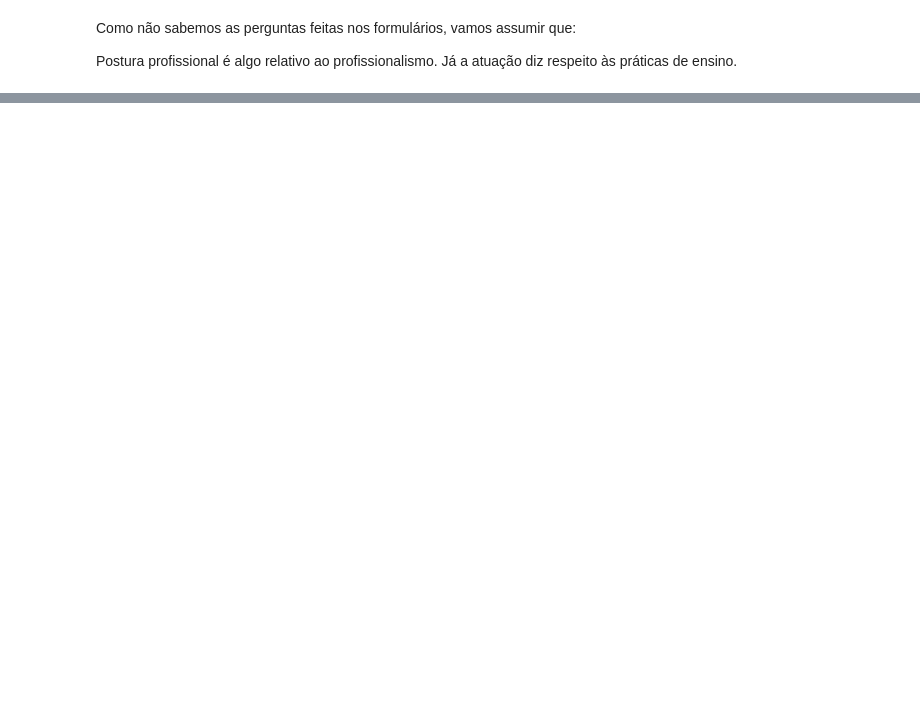
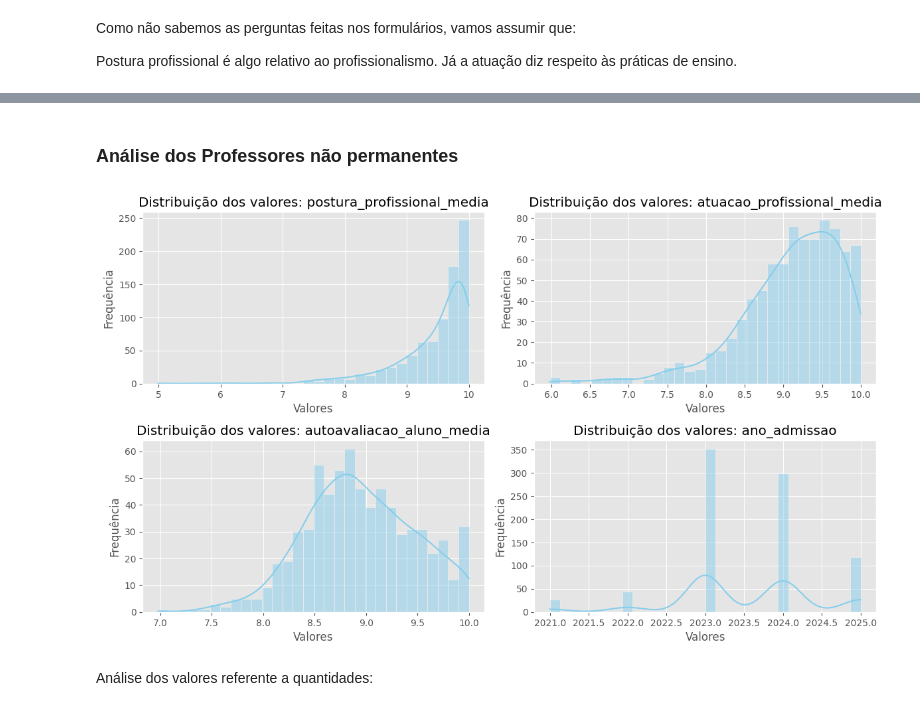
Before and after one commit to PETCC-UFRN/data-pet, a Jupyter notebook: eda_professores/eda_professores.ipynb, the cells around one changed output, grey strips where cells are left out. Cells and saved outputs as stored; diff of their text form; code cells hidden in the pictures; blank space fills up the shorter version.

Commit message:
Feita a análise comparando métricas de professores substitutos e permanentes e comparando professores com diferentes graus de formação

```diff
--- a/eda_professores/eda_professores.ipynb
+++ b/eda_professores/eda_professores.ipynb
@@ -146,0 +168,6 @@ Name: count, dtype: int64
+# %%
+tipos_permanentes = ['Ativo Permanente', "Cedido", "Exercicio provisorio"]
+tipos_nao_permanentes = ['Professor Substituto', 'Professor Visitante', 'Professor Temporario']
+
+df_professores_permanentes = df[df['vinculo'].isin(tipos_permanentes)]
+df_professores_nao_permanentes= df[df['vinculo'].isin(tipos_nao_permanentes)]
@@ -146,0 +178,16 @@ Name: count, dtype: int64
+# %%
+notas = ['postura_profissional_media', 'atuacao_profissional_media', 'autoavaliacao_aluno_media', 'ano_admissao', 'media_final_geral']
+fig, axes = plt.subplots(3, 2, figsize=(12, 10))
+axes = axes.flatten()
+
+for i, notas in enumerate(notas):
+    sns.histplot(df_professores_permanentes[notas], bins=30, kde=True, color='skyblue', ax=axes[i])
+    axes[i].set_title(f'Distribuição dos valores: {notas}')
+    axes[i].set_xlabel('Valores')
+    axes[i].set_ylabel('Frequência')
+
+# Remove o subplot extra (o 6º)
+fig.delaxes(axes[-1])
+
+plt.tight_layout()
+plt.show()
@@ -146,0 +256,23 @@ Name: count, dtype: int64
+# %% [markdown]
+### Análise dos Professores não permanentes
+# %%
+areas = ['postura_profissional_media', 'atuacao_profissional_media', 'autoavaliacao_aluno_media', 'ano_admissao', 'media_final_geral']
+fig, axes = plt.subplots(3, 2, figsize=(12, 10))
+axes = axes.flatten()
+
+for i, area in enumerate(areas):
+    sns.histplot(df_professores_nao_permanentes[area], bins=30, kde=True, color='skyblue', ax=axes[i])
+    axes[i].set_title(f'Distribuição dos valores: {area}')
+    axes[i].set_xlabel('Valores')
+    axes[i].set_ylabel('Frequência')
+
+# Remove o subplot extra (o 6º)
+fig.delaxes(axes[-1])
+fig.delaxes(axes[-2])
+
+plt.tight_layout()
+plt.show()
+# %% [output]
+[figure, added]
+# %% [markdown]
+Análise dos valores referente a quantidades:
```
Also changed, not shown: parts of 21 cells of this notebook.
